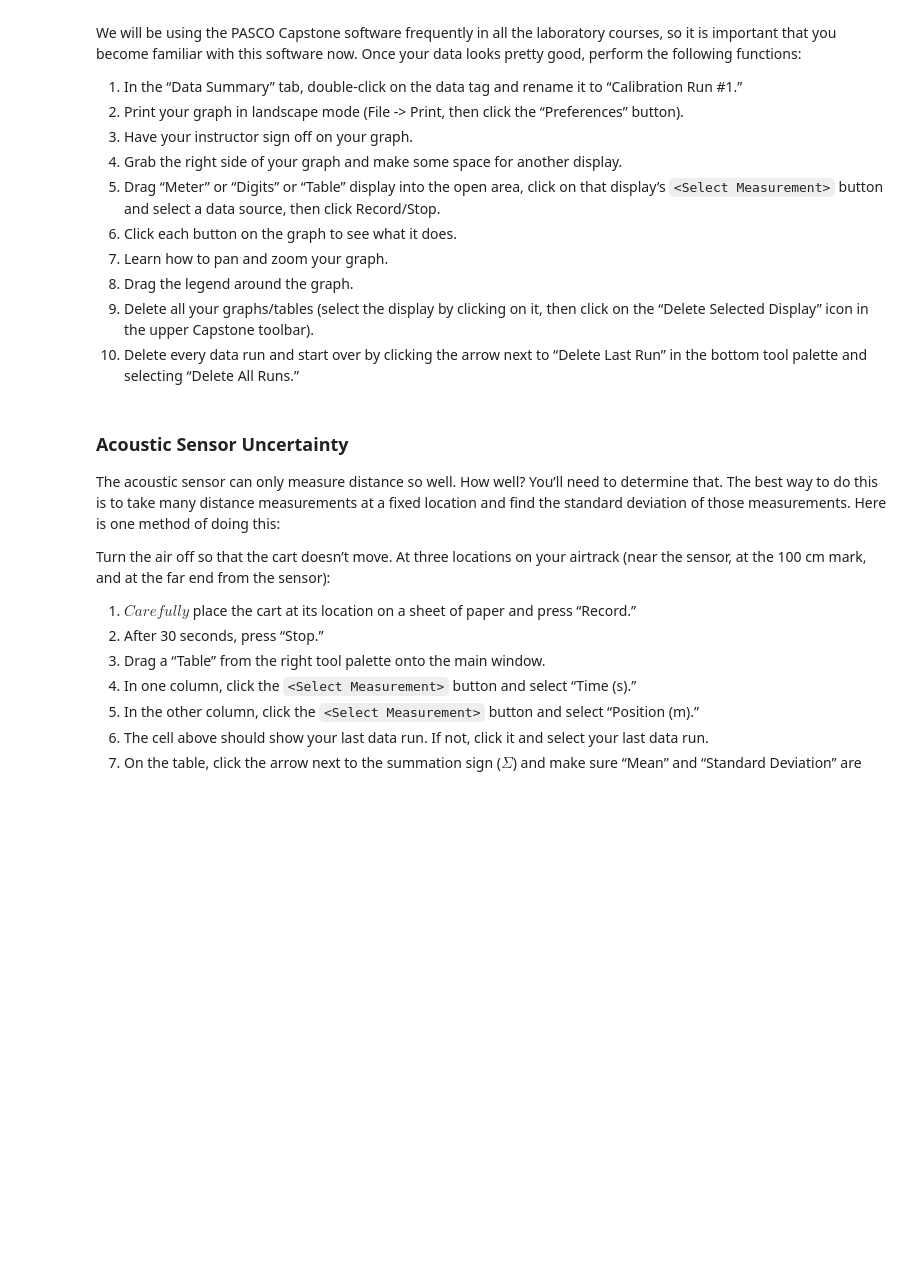
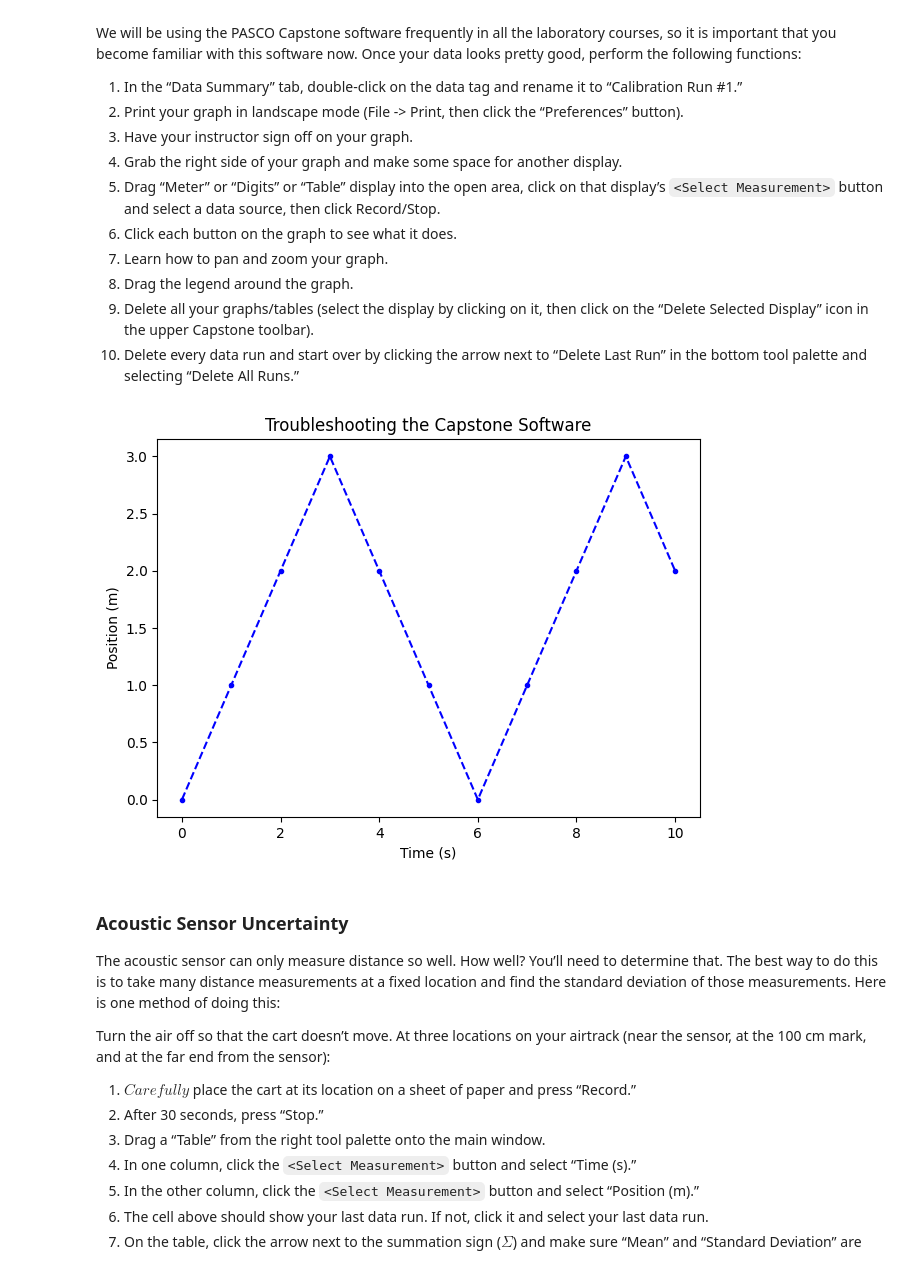
Before and after one commit to nmack21/PhysicsLabs, a Jupyter notebook: PHYS201/PHYS201L2-1.ipynb, the cells around one changed output. Cells and saved outputs as stored; diff of their text form; code cells hidden in the pictures; blank space fills up the shorter version.

```diff
--- a/PHYS201/PHYS201L2-1.ipynb
+++ b/PHYS201/PHYS201L2-1.ipynb
@@ -153,6 +170,49 @@ We will be using the PASCO Capstone software frequently in all the laboratory co
 8. Drag the legend around the graph.
 9. Delete all your graphs/tables (select the display by clicking on it, then click on the “Delete Selected Display” icon in the upper Capstone toolbar).
 10. Delete every data run and start over by clicking the arrow next to “Delete Last Run” in the bottom tool palette and selecting “Delete All Runs.”
+# %%
+# Sensor test (Sawtooth plot)
+
+import numpy as np
+import matplotlib.pyplot as plt
+import pandas as pd
+from P201_Functions import *
+
+# Reads the name of the csv file and gets the data
+df = pd.read_csv("./Demo files/Sawtooth test.csv")
+
+# Prints information about the file
+#df.info()
+
+print("")
+
+# Defines the x and y values
+time = df.filter(['Time (s)'], axis=1).dropna()
+position = df.filter(['Position (m)'], axis=1).dropna()
+
+# Create a figure of reasonable size and resolution, white background, black edge color
+fig=plt.figure(figsize=(7,5), dpi= 100, facecolor='w', edgecolor='k')
+
+# Gets the data values for x and y
+x_data = time.values.reshape(-1, 1)
+y_data = position.values.reshape(-1, 1)
+
+# Creates the base plot with titles
+# df.plot(x='Time (s)', y='Position (m)', kind ='scatter')
+plt.plot(x_data,y_data,'b.')
+plt.ylabel('Position (m)')
+plt.xlabel('Time (s)')
+plt.title('Troubleshooting the Capstone Software')
+
+# Add a dotted line through the data points
+plt.plot(x_data,y_data,'b--')
+
+# Displays the plot
+plt.show()
+
+print("")
+# %% [output]
+[figure, added]
 # %% [markdown]
 ### Acoustic Sensor Uncertainty
 The acoustic sensor can only measure distance so well. How well? You’ll need to determine that. The best way to do this is to take many distance measurements at a fixed location and find the standard deviation of those measurements. Here is one method of doing this:
```
Also changed, not shown: parts of 15 cells of this notebook, 1 other file.
